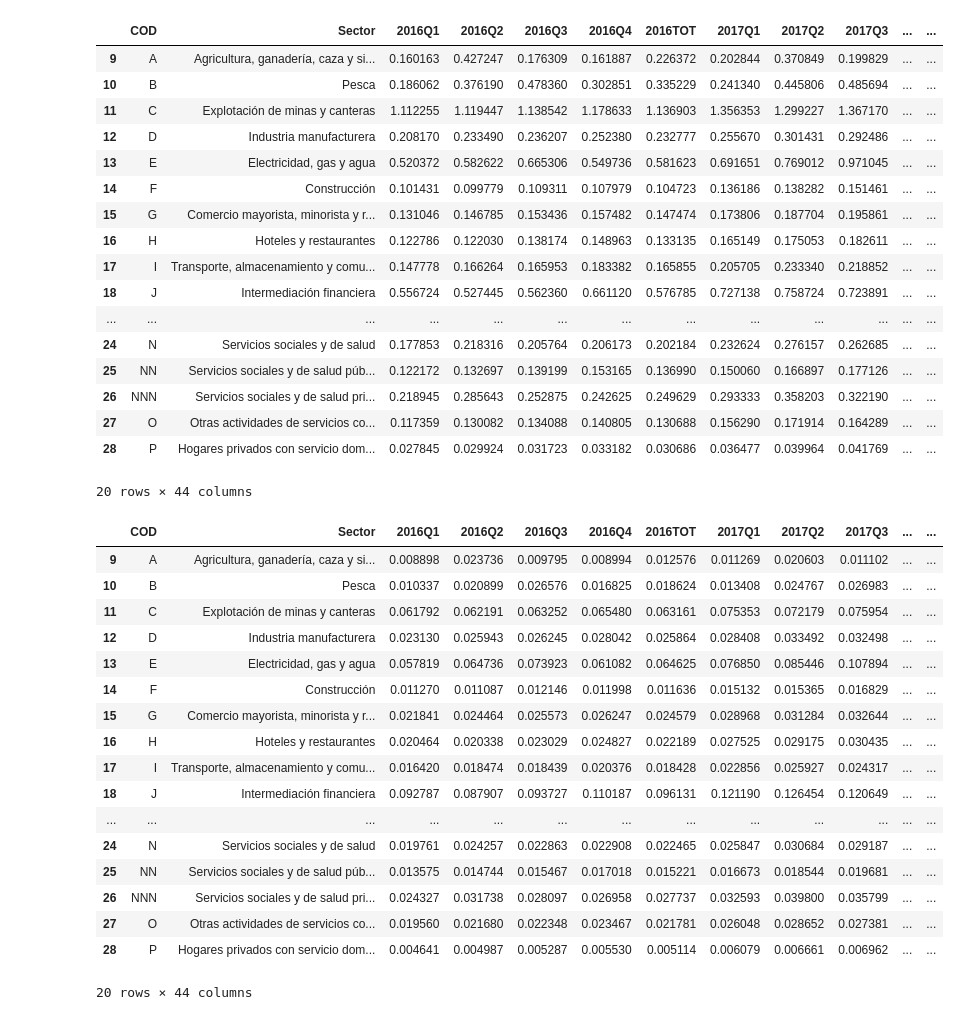
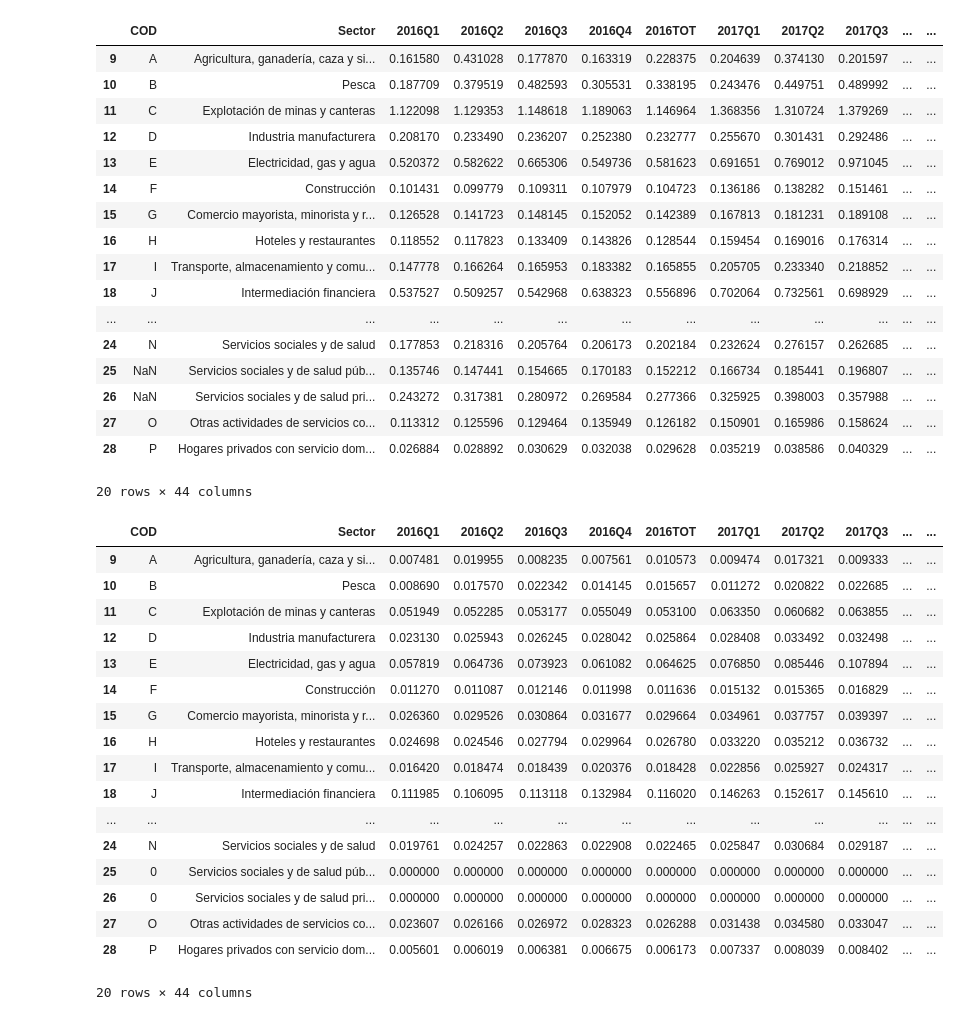
Before and after one commit to santiagoriverti/analisis_productividad, a Jupyter notebook: script/analisis_productividad.ipynb, the cells around one changed output. Drawn from its saved outputs; the diff is of its cells as text; code cells hidden in the pictures.

```diff
--- a/script/analisis_productividad.ipynb
+++ b/script/analisis_productividad.ipynb
@@ -103,16 +103,20 @@ def ajustar_horas(df):
 
         # Aplicar el factor de ajuste en minutos según la clasificación
         if clasificacion == 'Baja':
-            factor_ajuste = 1  # 1 minuto cada 18 minutos
+            factor_ajuste = 1  # 1 minuto cada 14.4 minutos
+            divisor = 21.6
         elif clasificacion == 'Media':
             factor_ajuste = 2  # 2 minutos cada 18 minutos
+            divisor = 18
         elif clasificacion == 'Alta':
-            factor_ajuste = 3  # 3 minutos cada 18 minutos
+            factor_ajuste = 3  # 3 minutos cada 21.6 minutos
+            divisor = 14.4
         else:
             factor_ajuste = 0
+            divisor = 1  # Valor por defecto (no debería usarse)
 
         # Ajustar las columnas numéricas
-        row[columnas_numericas] = row[columnas_numericas] * (1 + factor_ajuste / 18)
+        row[columnas_numericas] = row[columnas_numericas] * (1 + factor_ajuste / divisor)
 
         # Convertir de nuevo a horas
         row[columnas_numericas] = row[columnas_numericas] / 60
@@ -122,49 +126,49 @@ def ajustar_horas(df):
     df_ajustado = df_ajustado.apply(ajustar_fila, axis=1)
     return df_ajustado
 
 # Ajustar las horas trabajadas en df_horas
 df_horas_ajustado = ajustar_horas(df_horas)
 
 # Función para dividir dos DataFrames, excluyendo las columnas no numéricas (COD y Sector)
 def divide_dataframes(df_numerator, df_denominator):
     # Separar las columnas no numéricas (COD y Sector)
     cod_sector = df_numerator.iloc[:, :2]  # Columnas 0 y 1
     # Seleccionar solo las columnas numéricas
     columnas_numericas = df_numerator.columns[2:-1]  # Excluir 'Clasificacion' y no numéricas
     df_numerator_numeric = df_numerator[columnas_numericas]
     df_denominator_numeric = df_denominator[columnas_numericas]
 
     # Realizar la división (manejar posibles divisiones por cero)
     result_numeric = df_numerator_numeric.div(df_denominator_numeric.replace(0, np.nan))
 
     # Unir las columnas no numéricas con el resultado de la división
     result = pd.concat([cod_sector, result_numeric], axis=1)
     # Reemplazar infinitos con NaN (por si hay divisiones por cero)
     result.replace([np.inf, -np.inf], np.nan, inplace=True)
     return result
 
 # Crear el DataFrame "productividad_horas_distraccion"
 productividad_horas_distraccion = divide_dataframes(df_vab_pb, df_horas_ajustado)
 
 productividad_horas_distraccion
 # %% [output]
 |  | COD | Sector | 2016Q1 | 2016Q2 | 2016Q3 | 2016Q4 | 2016TOT | 2017Q1 | 2017Q2 | 2017Q3 | ... | ... |
-| 9 | A | Agricultura, ganadería, caza y si... | 0.160163 | 0.427247 | 0.176309 | 0.161887 | 0.226372 | 0.202844 | 0.370849 | 0.199829 | ... | ... |
-| 10 | B | Pesca | 0.186062 | 0.376190 | 0.478360 | 0.302851 | 0.335229 | 0.241340 | 0.445806 | 0.485694 | ... | ... |
-| 11 | C | Explotación de minas y canteras | 1.112255 | 1.119447 | 1.138542 | 1.178633 | 1.136903 | 1.356353 | 1.299227 | 1.367170 | ... | ... |
+| 9 | A | Agricultura, ganadería, caza y si... | 0.161580 | 0.431028 | 0.177870 | 0.163319 | 0.228375 | 0.204639 | 0.374130 | 0.201597 | ... | ... |
+| 10 | B | Pesca | 0.187709 | 0.379519 | 0.482593 | 0.305531 | 0.338195 | 0.243476 | 0.449751 | 0.489992 | ... | ... |
+| 11 | C | Explotación de minas y canteras | 1.122098 | 1.129353 | 1.148618 | 1.189063 | 1.146964 | 1.368356 | 1.310724 | 1.379269 | ... | ... |
 | 12 | D | Industria manufacturera | 0.208170 | 0.233490 | 0.236207 | 0.252380 | 0.232777 | 0.255670 | 0.301431 | 0.292486 | ... | ... |
 | 13 | E | Electricidad, gas y agua | 0.520372 | 0.582622 | 0.665306 | 0.549736 | 0.581623 | 0.691651 | 0.769012 | 0.971045 | ... | ... |
 | 14 | F | Construcción | 0.101431 | 0.099779 | 0.109311 | 0.107979 | 0.104723 | 0.136186 | 0.138282 | 0.151461 | ... | ... |
-| 15 | G | Comercio mayorista, minorista y r... | 0.131046 | 0.146785 | 0.153436 | 0.157482 | 0.147474 | 0.173806 | 0.187704 | 0.195861 | ... | ... |
-| 16 | H | Hoteles y restaurantes | 0.122786 | 0.122030 | 0.138174 | 0.148963 | 0.133135 | 0.165149 | 0.175053 | 0.182611 | ... | ... |
+| 15 | G | Comercio mayorista, minorista y r... | 0.126528 | 0.141723 | 0.148145 | 0.152052 | 0.142389 | 0.167813 | 0.181231 | 0.189108 | ... | ... |
+| 16 | H | Hoteles y restaurantes | 0.118552 | 0.117823 | 0.133409 | 0.143826 | 0.128544 | 0.159454 | 0.169016 | 0.176314 | ... | ... |
 | 17 | I | Transporte, almacenamiento y comu... | 0.147778 | 0.166264 | 0.165953 | 0.183382 | 0.165855 | 0.205705 | 0.233340 | 0.218852 | ... | ... |
-| 18 | J | Intermediación financiera | 0.556724 | 0.527445 | 0.562360 | 0.661120 | 0.576785 | 0.727138 | 0.758724 | 0.723891 | ... | ... |
+| 18 | J | Intermediación financiera | 0.537527 | 0.509257 | 0.542968 | 0.638323 | 0.556896 | 0.702064 | 0.732561 | 0.698929 | ... | ... |
 | ... | ... | ... | ... | ... | ... | ... | ... | ... | ... | ... | ... | ... |
 | 24 | N | Servicios sociales y de salud | 0.177853 | 0.218316 | 0.205764 | 0.206173 | 0.202184 | 0.232624 | 0.276157 | 0.262685 | ... | ... |
-| 25 | NN | Servicios sociales y de salud púb... | 0.122172 | 0.132697 | 0.139199 | 0.153165 | 0.136990 | 0.150060 | 0.166897 | 0.177126 | ... | ... |
-| 26 | NNN | Servicios sociales y de salud pri... | 0.218945 | 0.285643 | 0.252875 | 0.242625 | 0.249629 | 0.293333 | 0.358203 | 0.322190 | ... | ... |
-| 27 | O | Otras actividades de servicios co... | 0.117359 | 0.130082 | 0.134088 | 0.140805 | 0.130688 | 0.156290 | 0.171914 | 0.164289 | ... | ... |
-| 28 | P | Hogares privados con servicio dom... | 0.027845 | 0.029924 | 0.031723 | 0.033182 | 0.030686 | 0.036477 | 0.039964 | 0.041769 | ... | ... |
+| 25 | NaN | Servicios sociales y de salud púb... | 0.135746 | 0.147441 | 0.154665 | 0.170183 | 0.152212 | 0.166734 | 0.185441 | 0.196807 | ... | ... |
+| 26 | NaN | Servicios sociales y de salud pri... | 0.243272 | 0.317381 | 0.280972 | 0.269584 | 0.277366 | 0.325925 | 0.398003 | 0.357988 | ... | ... |
+| 27 | O | Otras actividades de servicios co... | 0.113312 | 0.125596 | 0.129464 | 0.135949 | 0.126182 | 0.150901 | 0.165986 | 0.158624 | ... | ... |
+| 28 | P | Hogares privados con servicio dom... | 0.026884 | 0.028892 | 0.030629 | 0.032038 | 0.029628 | 0.035219 | 0.038586 | 0.040329 | ... | ... |
 20 rows × 44 columns
 # %%
 # Crear el DataFrame "merma_productividad" restando los valores entre los DataFrames
@@ -195,22 +199,22 @@ merma_productividad = calcular_merma_productividad(productividad_horas, producti
 merma_productividad
 # %% [output]
 |  | COD | Sector | 2016Q1 | 2016Q2 | 2016Q3 | 2016Q4 | 2016TOT | 2017Q1 | 2017Q2 | 2017Q3 | ... | ... |
-| 9 | A | Agricultura, ganadería, caza y si... | 0.008898 | 0.023736 | 0.009795 | 0.008994 | 0.012576 | 0.011269 | 0.020603 | 0.011102 | ... | ... |
-| 10 | B | Pesca | 0.010337 | 0.020899 | 0.026576 | 0.016825 | 0.018624 | 0.013408 | 0.024767 | 0.026983 | ... | ... |
-| 11 | C | Explotación de minas y canteras | 0.061792 | 0.062191 | 0.063252 | 0.065480 | 0.063161 | 0.075353 | 0.072179 | 0.075954 | ... | ... |
+| 9 | A | Agricultura, ganadería, caza y si... | 0.007481 | 0.019955 | 0.008235 | 0.007561 | 0.010573 | 0.009474 | 0.017321 | 0.009333 | ... | ... |
+| 10 | B | Pesca | 0.008690 | 0.017570 | 0.022342 | 0.014145 | 0.015657 | 0.011272 | 0.020822 | 0.022685 | ... | ... |
+| 11 | C | Explotación de minas y canteras | 0.051949 | 0.052285 | 0.053177 | 0.055049 | 0.053100 | 0.063350 | 0.060682 | 0.063855 | ... | ... |
 | 12 | D | Industria manufacturera | 0.023130 | 0.025943 | 0.026245 | 0.028042 | 0.025864 | 0.028408 | 0.033492 | 0.032498 | ... | ... |
 | 13 | E | Electricidad, gas y agua | 0.057819 | 0.064736 | 0.073923 | 0.061082 | 0.064625 | 0.076850 | 0.085446 | 0.107894 | ... | ... |
 | 14 | F | Construcción | 0.011270 | 0.011087 | 0.012146 | 0.011998 | 0.011636 | 0.015132 | 0.015365 | 0.016829 | ... | ... |
-| 15 | G | Comercio mayorista, minorista y r... | 0.021841 | 0.024464 | 0.025573 | 0.026247 | 0.024579 | 0.028968 | 0.031284 | 0.032644 | ... | ... |
-| 16 | H | Hoteles y restaurantes | 0.020464 | 0.020338 | 0.023029 | 0.024827 | 0.022189 | 0.027525 | 0.029175 | 0.030435 | ... | ... |
+| 15 | G | Comercio mayorista, minorista y r... | 0.026360 | 0.029526 | 0.030864 | 0.031677 | 0.029664 | 0.034961 | 0.037757 | 0.039397 | ... | ... |
+| 16 | H | Hoteles y restaurantes | 0.024698 | 0.024546 | 0.027794 | 0.029964 | 0.026780 | 0.033220 | 0.035212 | 0.036732 | ... | ... |
 | 17 | I | Transporte, almacenamiento y comu... | 0.016420 | 0.018474 | 0.018439 | 0.020376 | 0.018428 | 0.022856 | 0.025927 | 0.024317 | ... | ... |
-| 18 | J | Intermediación financiera | 0.092787 | 0.087907 | 0.093727 | 0.110187 | 0.096131 | 0.121190 | 0.126454 | 0.120649 | ... | ... |
+| 18 | J | Intermediación financiera | 0.111985 | 0.106095 | 0.113118 | 0.132984 | 0.116020 | 0.146263 | 0.152617 | 0.145610 | ... | ... |
 | ... | ... | ... | ... | ... | ... | ... | ... | ... | ... | ... | ... | ... |
 | 24 | N | Servicios sociales y de salud | 0.019761 | 0.024257 | 0.022863 | 0.022908 | 0.022465 | 0.025847 | 0.030684 | 0.029187 | ... | ... |
-| 25 | NN | Servicios sociales y de salud púb... | 0.013575 | 0.014744 | 0.015467 | 0.017018 | 0.015221 | 0.016673 | 0.018544 | 0.019681 | ... | ... |
-| 26 | NNN | Servicios sociales y de salud pri... | 0.024327 | 0.031738 | 0.028097 | 0.026958 | 0.027737 | 0.032593 | 0.039800 | 0.035799 | ... | ... |
-| 27 | O | Otras actividades de servicios co... | 0.019560 | 0.021680 | 0.022348 | 0.023467 | 0.021781 | 0.026048 | 0.028652 | 0.027381 | ... | ... |
-| 28 | P | Hogares privados con servicio dom... | 0.004641 | 0.004987 | 0.005287 | 0.005530 | 0.005114 | 0.006079 | 0.006661 | 0.006962 | ... | ... |
+| 25 | 0 | Servicios sociales y de salud púb... | 0.000000 | 0.000000 | 0.000000 | 0.000000 | 0.000000 | 0.000000 | 0.000000 | 0.000000 | ... | ... |
+| 26 | 0 | Servicios sociales y de salud pri... | 0.000000 | 0.000000 | 0.000000 | 0.000000 | 0.000000 | 0.000000 | 0.000000 | 0.000000 | ... | ... |
+| 27 | O | Otras actividades de servicios co... | 0.023607 | 0.026166 | 0.026972 | 0.028323 | 0.026288 | 0.031438 | 0.034580 | 0.033047 | ... | ... |
+| 28 | P | Hogares privados con servicio dom... | 0.005601 | 0.006019 | 0.006381 | 0.006675 | 0.006173 | 0.007337 | 0.008039 | 0.008402 | ... | ... |
 20 rows × 44 columns
 # %%
 # Crear el DataFrame "merma_productividad_valor" multiplicando los valores de "merma_productividad" por "df_horas"
```
Also changed, not shown: parts of 2 cells of this notebook, 1 other file.
